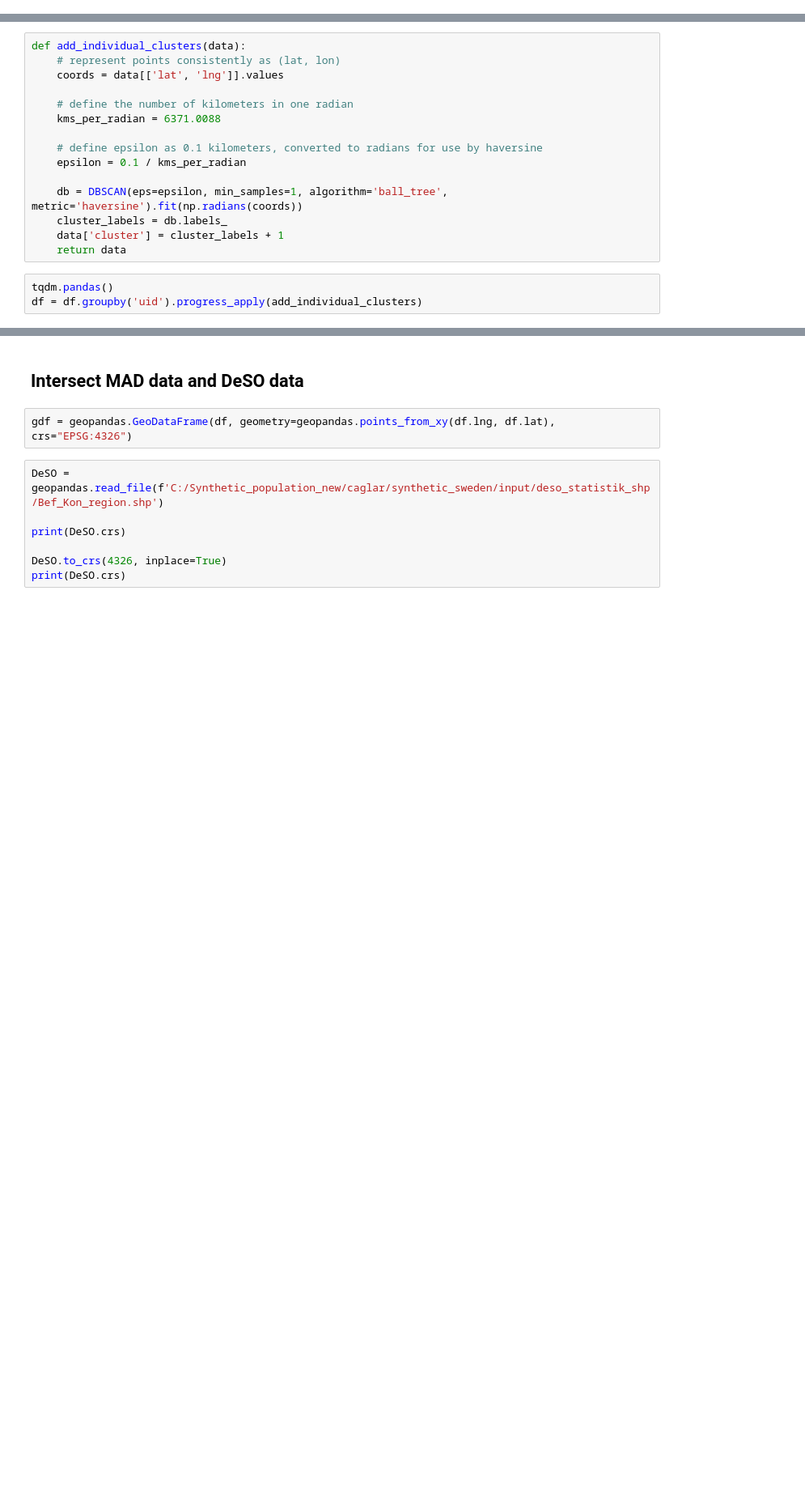
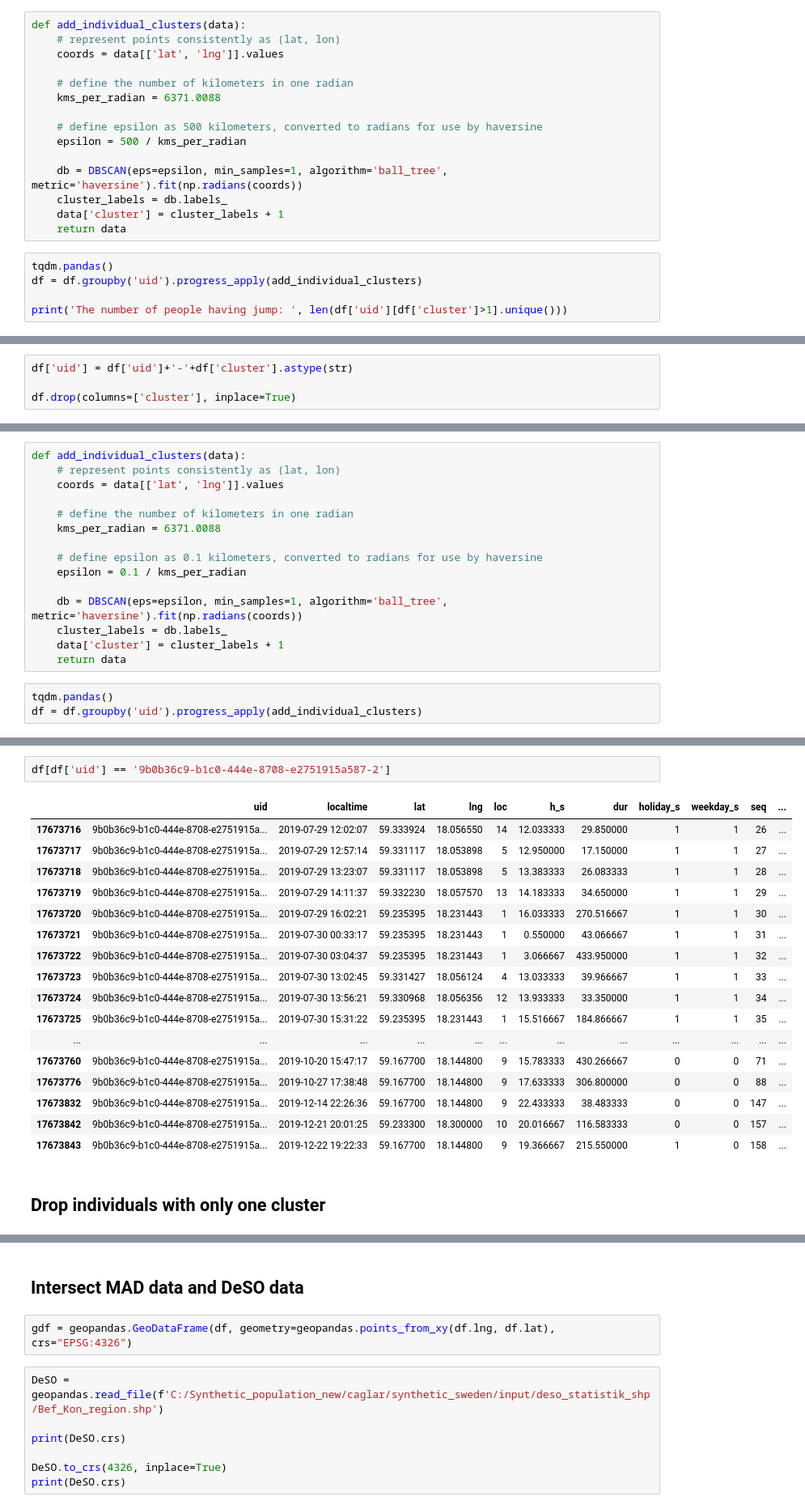
Before and after one commit to tozlucaglar/MAD4AG, a Jupyter notebook: src/1.1-Feature-engineering-close-buildings.ipynb, the cells around one changed output, grey strips where cells are left out. Shown at 81% size. Drawn from its saved outputs; the diff is of its cells as text; blank space fills up the shorter version.

```diff
--- a/src/1.1-Feature-engineering-close-buildings.ipynb
+++ b/src/1.1-Feature-engineering-close-buildings.ipynb
@@ -25,0 +26,20 @@ df = pd.read_parquet(file_name)
+# %%
+def add_individual_clusters(data):
+    # represent points consistently as (lat, lon)
+    coords = data[['lat', 'lng']].values
+
+    # define the number of kilometers in one radian
+    kms_per_radian = 6371.0088
+
+    # define epsilon as 500 kilometers, converted to radians for use by haversine
+    epsilon = 500 / kms_per_radian
+
+    db = DBSCAN(eps=epsilon, min_samples=1, algorithm='ball_tree', metric='haversine').fit(np.radians(coords))
+    cluster_labels = db.labels_
+    data['cluster'] = cluster_labels + 1
+    return data
+# %%
+tqdm.pandas()
+df = df.groupby('uid').progress_apply(add_individual_clusters)
+
+print('The number of people having jump: ', len(df['uid'][df['cluster']>1].unique()))
@@ -25,0 +48,4 @@ df = pd.read_parquet(file_name)
+# %%
+df['uid'] = df['uid']+'-'+df['cluster'].astype(str)
+
+df.drop(columns=['cluster'], inplace=True)
@@ -43,0 +90,22 @@ df = df.groupby('uid').progress_apply(add_individual_clusters)
+# %%
+df[df['uid'] == '9b0b36c9-b1c0-444e-8708-e2751915a587-2']
+# %% [output]
+|  | uid | localtime | lat | lng | loc | h_s | dur | holiday_s | weekday_s | seq | ... |
+| 17673716 | 9b0b36c9-b1c0-444e-8708-e2751915a... | 2019-07-29 12:02:07 | 59.333924 | 18.056550 | 14 | 12.033333 | 29.850000 | 1 | 1 | 26 | ... |
+| 17673717 | 9b0b36c9-b1c0-444e-8708-e2751915a... | 2019-07-29 12:57:14 | 59.331117 | 18.053898 | 5 | 12.950000 | 17.150000 | 1 | 1 | 27 | ... |
+| 17673718 | 9b0b36c9-b1c0-444e-8708-e2751915a... | 2019-07-29 13:23:07 | 59.331117 | 18.053898 | 5 | 13.383333 | 26.083333 | 1 | 1 | 28 | ... |
+| 17673719 | 9b0b36c9-b1c0-444e-8708-e2751915a... | 2019-07-29 14:11:37 | 59.332230 | 18.057570 | 13 | 14.183333 | 34.650000 | 1 | 1 | 29 | ... |
+| 17673720 | 9b0b36c9-b1c0-444e-8708-e2751915a... | 2019-07-29 16:02:21 | 59.235395 | 18.231443 | 1 | 16.033333 | 270.516667 | 1 | 1 | 30 | ... |
+| 17673721 | 9b0b36c9-b1c0-444e-8708-e2751915a... | 2019-07-30 00:33:17 | 59.235395 | 18.231443 | 1 | 0.550000 | 43.066667 | 1 | 1 | 31 | ... |
+| 17673722 | 9b0b36c9-b1c0-444e-8708-e2751915a... | 2019-07-30 03:04:37 | 59.235395 | 18.231443 | 1 | 3.066667 | 433.950000 | 1 | 1 | 32 | ... |
+| 17673723 | 9b0b36c9-b1c0-444e-8708-e2751915a... | 2019-07-30 13:02:45 | 59.331427 | 18.056124 | 4 | 13.033333 | 39.966667 | 1 | 1 | 33 | ... |
+| 17673724 | 9b0b36c9-b1c0-444e-8708-e2751915a... | 2019-07-30 13:56:21 | 59.330968 | 18.056356 | 12 | 13.933333 | 33.350000 | 1 | 1 | 34 | ... |
+| 17673725 | 9b0b36c9-b1c0-444e-8708-e2751915a... | 2019-07-30 15:31:22 | 59.235395 | 18.231443 | 1 | 15.516667 | 184.866667 | 1 | 1 | 35 | ... |
+| ... | ... | ... | ... | ... | ... | ... | ... | ... | ... | ... | ... |
+| 17673760 | 9b0b36c9-b1c0-444e-8708-e2751915a... | 2019-10-20 15:47:17 | 59.167700 | 18.144800 | 9 | 15.783333 | 430.266667 | 0 | 0 | 71 | ... |
+| 17673776 | 9b0b36c9-b1c0-444e-8708-e2751915a... | 2019-10-27 17:38:48 | 59.167700 | 18.144800 | 9 | 17.633333 | 306.800000 | 0 | 0 | 88 | ... |
+| 17673832 | 9b0b36c9-b1c0-444e-8708-e2751915a... | 2019-12-14 22:26:36 | 59.167700 | 18.144800 | 9 | 22.433333 | 38.483333 | 0 | 0 | 147 | ... |
+| 17673842 | 9b0b36c9-b1c0-444e-8708-e2751915a... | 2019-12-21 20:01:25 | 59.233300 | 18.300000 | 10 | 20.016667 | 116.583333 | 0 | 0 | 157 | ... |
+| 17673843 | 9b0b36c9-b1c0-444e-8708-e2751915a... | 2019-12-22 19:22:33 | 59.167700 | 18.144800 | 9 | 19.366667 | 215.550000 | 1 | 0 | 158 | ... |
+# %% [markdown]
+## Drop individuals with only one cluster
```
Also changed, not shown: parts of 8 cells of this notebook, 5 other files.
